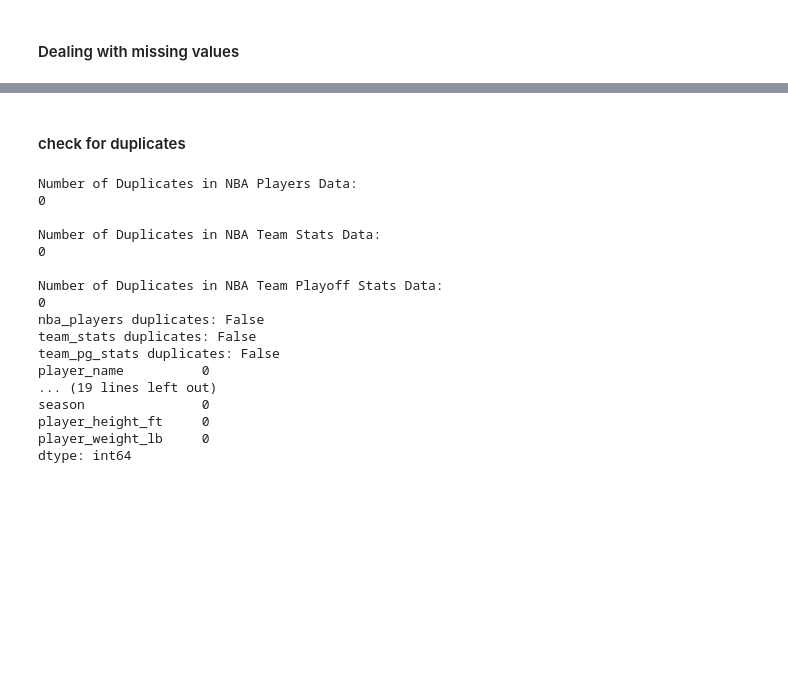
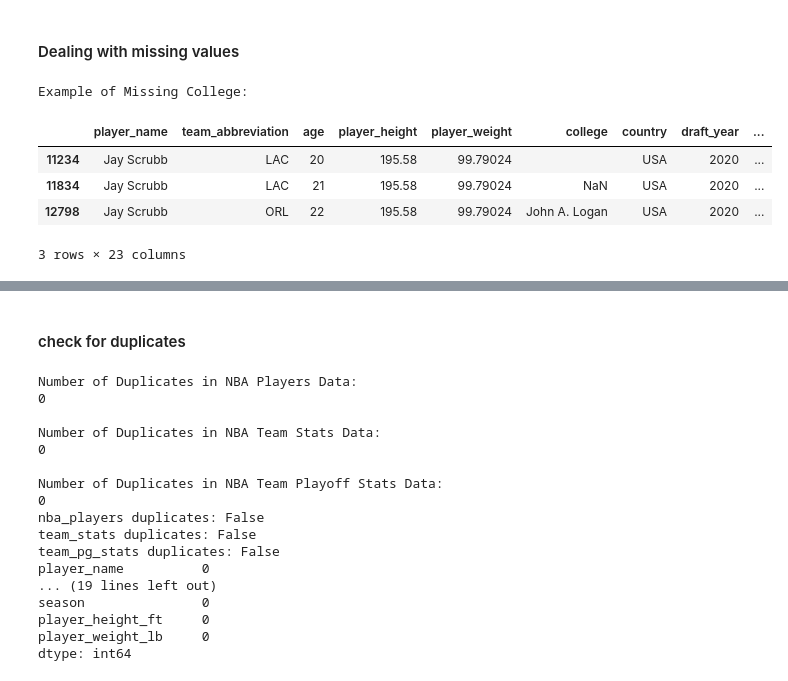
Before and after one commit to ezilin/CMSC320-Group-Proj, a Jupyter notebook: projectfn.ipynb, the cells around one changed output, grey strips where cells are left out. Cells and saved outputs as stored; diff of their text form; code cells hidden in the pictures; blank space fills up the shorter version.

Commit message:
- college missing values has been successfully resolved - Clean and organize data processing code

```diff
--- a/projectfn.ipynb
+++ b/projectfn.ipynb
@@ -79,5 +81,13 @@ dtype: int64
 # %% [markdown]
 #### Dealing with missing values
-# %%
-# replace missing college values with 'None'
-nba_players['college'] = nba_players['college'].fillna('None')
+# %%
+# example before fixing missing values
+print("\nExample of Missing College:")
+nba_players[nba_players['player_name'] == 'Jay Scrubb']
+# %% [output]
+Example of Missing College:
+|  | player_name | team_abbreviation | age | player_height | player_weight | college | country | draft_year | ... |
+| 11234 | Jay Scrubb | LAC | 20 | 195.58 | 99.79024 |  | USA | 2020 | ... |
+| 11834 | Jay Scrubb | LAC | 21 | 195.58 | 99.79024 | NaN | USA | 2020 | ... |
+| 12798 | Jay Scrubb | ORL | 22 | 195.58 | 99.79024 | John A. Logan | USA | 2020 | ... |
+3 rows × 23 columns
```
Also changed, not shown: parts of 6 cells of this notebook.
